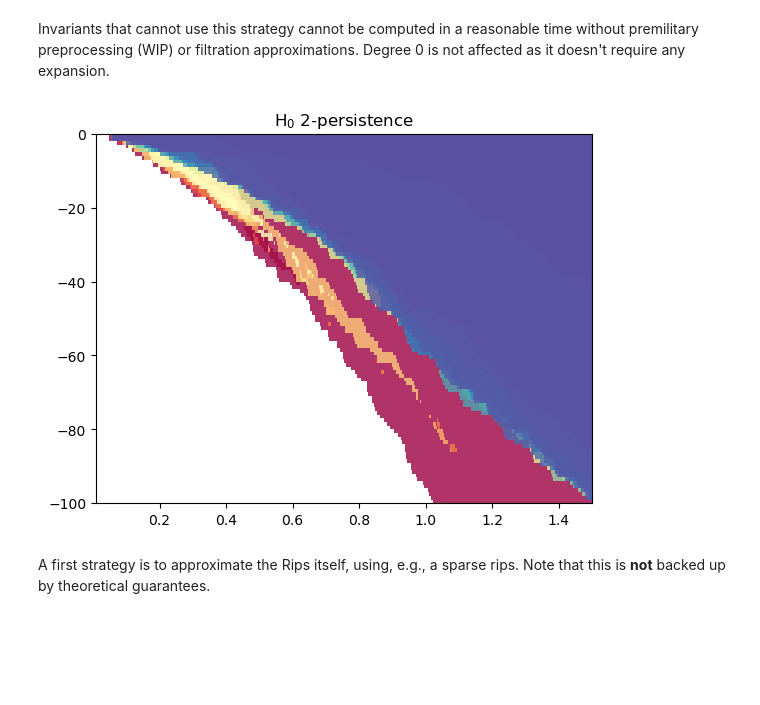
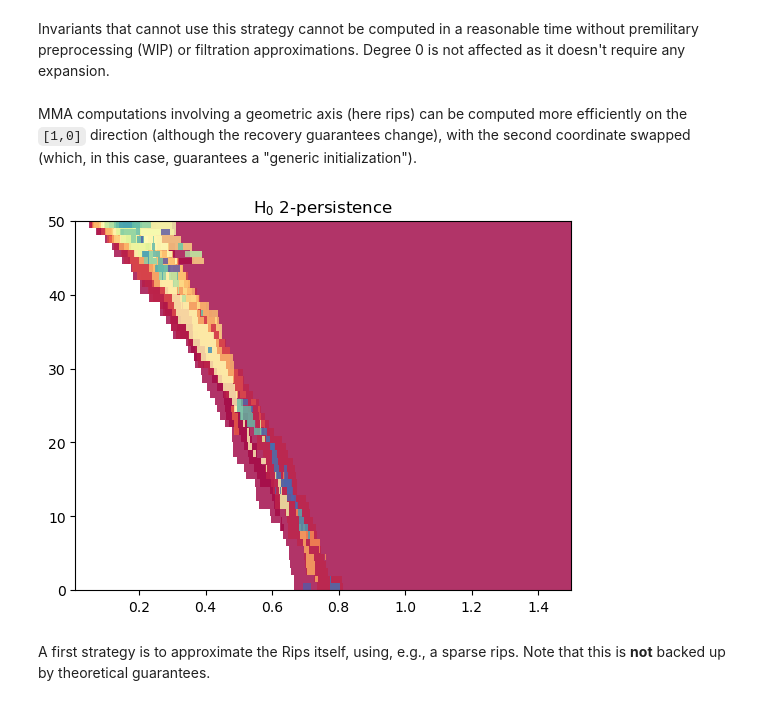
Before and after one commit to DavidLapous/multipers, a Jupyter notebook: docs/notebooks/degree_rips_interface.ipynb, the cells around one changed output. Saved outputs shown, nothing was run; the diff lists cells and outputs as text; code cells hidden in the pictures; blank space fills up the shorter version.

Commit message:
doc: updated degree-rips

```diff
--- a/docs/notebooks/degree_rips_interface.ipynb
+++ b/docs/notebooks/degree_rips_interface.ipynb
@@ -32,9 +32,9 @@ Note that this filtration is **not** 1-critical. See TODO for more details.
 TODO : example.
 # %%
 # For computational reasons, we do not consider every possible degree
-degrees = np.unique((np.linspace(0,100,100, dtype=int)))
+degrees = np.unique((np.linspace(0,50,51, dtype=int)))
 # The associated DegreeRips filtration can be encoded in a (multicritical) simplextree
-st_multi = mp.filtrations.DegreeRips(points = X, ks=degrees,threshold_radius=1.5)
+st_multi = mp.filtrations.DegreeRips(points = X, ks=degrees,threshold_radius=1.5, squeeze=False)
 # %% [markdown]
 This simplextree `st_multi` only holds the 1-skeleton of this bifiltration. It can be extended, as usual, to a higher dimension complex.
 # %%
@@ -65,11 +67,13 @@ mp.point_measure.integrate_measure(*sm1, plot=True); # We clearly see the 1-cycl
 ## Coarsenning strategies
 # %% [markdown]
 Invariants that cannot use this strategy cannot be computed in a reasonable time without premilitary preprocessing (WIP) or filtration approximations. Degree 0 is not affected as it doesn't require any expansion.
+# %% [markdown]
+MMA computations involving a geometric axis (here rips) can be computed more efficiently on the `[1,0]` direction (although the recovery guarantees change), with the second coordinate swapped (which, in this case, guarantees a "generic initialization").
 # %%
-s = mp.Slicer(st_multi, vineyard=True)
-mp.module_approximation(s, direction=[1,0], from_coordinates=True, max_error=1, ignore_warnings=True).plot(0)
+s = mp.Slicer(st_multi, vineyard=True, filtration_container="flat")
+mp.module_approximation(s, direction=[1,0], swap_box_coords=[1]).plot(0)
 # %% [output]
-[figure, old version]
+[figure, new version]
 # %% [markdown]
 A first strategy is to approximate the Rips itself, using, e.g., a sparse rips. Note that this is **not** backed up by theoretical guarantees.
 # %%
```
Also changed, not shown: parts of 6 cells of this notebook.
